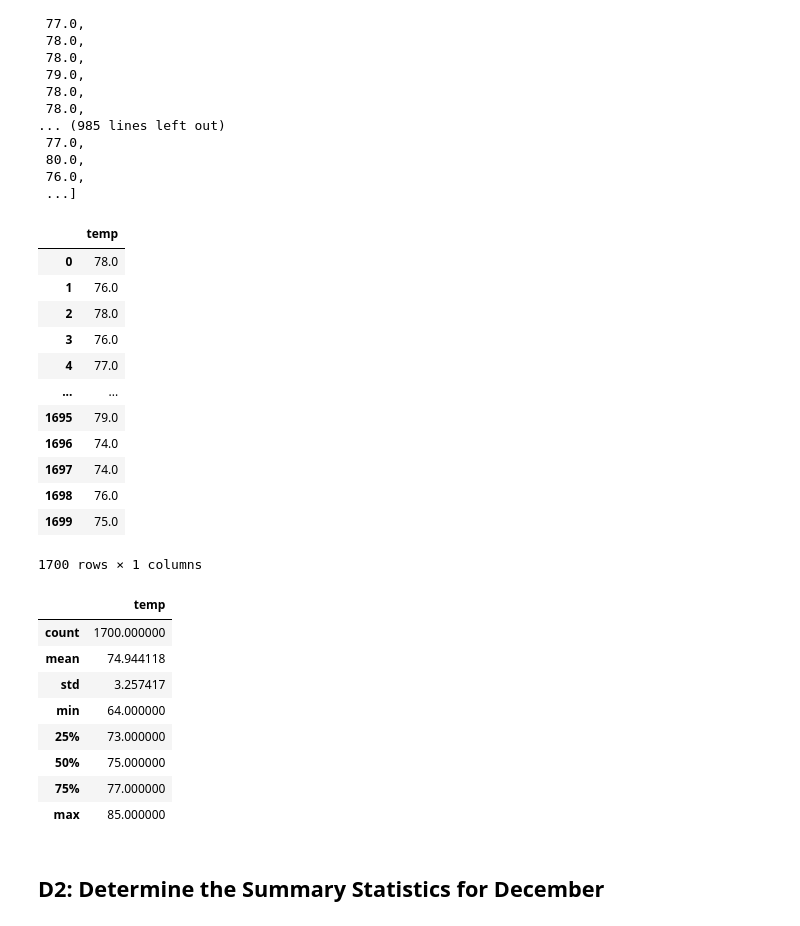
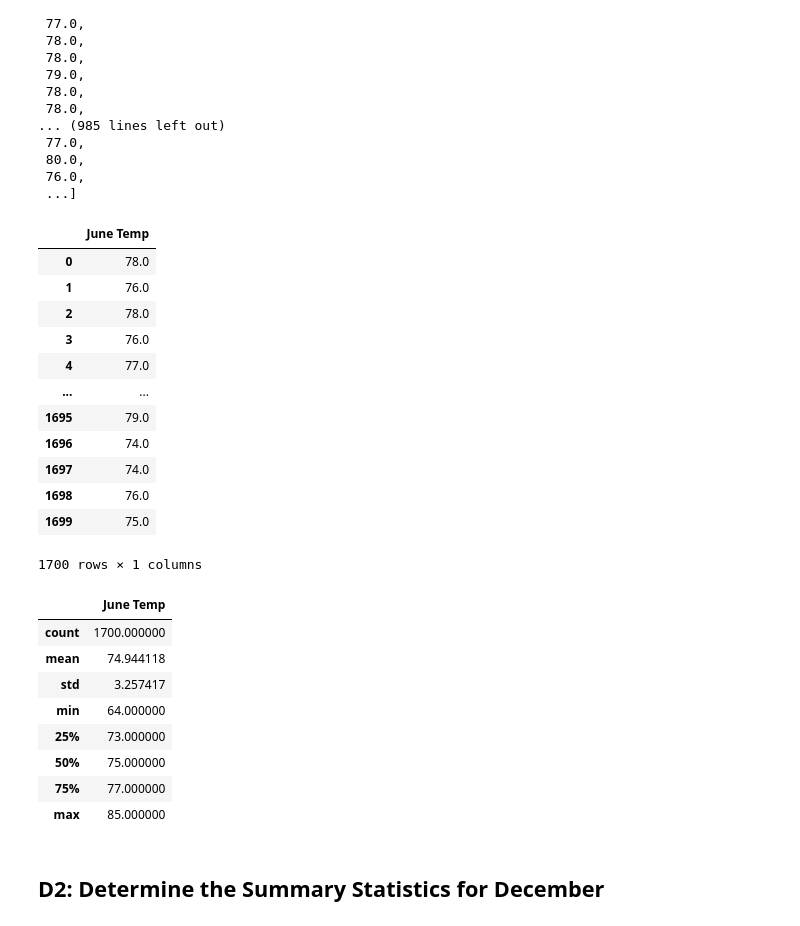
Before and after one commit to Pascalduc/surfs_up, a Jupyter notebook: SurfsUp_Challenge.ipynb, the cells around one changed output. Drawn from its saved outputs; the diff is of its cells as text; code cells hidden in the pictures.

```diff
--- a/SurfsUp_Challenge.ipynb
+++ b/SurfsUp_Challenge.ipynb
@@ -74,10 +74,10 @@ june_temp
 # %%
 # 4. Create a DataFrame from the list of temperatures for the month of June.
 # import pandas
-df_june = pd.DataFrame(june_temp, columns=['temp'])
+df_june = pd.DataFrame(june_temp, columns=['June Temp'])
 df_june
 # %% [output]
-|  | temp |
+|  | June Temp |
 | 0 | 78.0 |
 | 1 | 76.0 |
 | 2 | 78.0 |
@@ -94,7 +94,7 @@ df_june
 # 5. Calculate and print out the summary statistics for the June temperature DataFrame.
 df_june.describe()
 # %% [output]
-|  | temp |
+|  | June Temp |
 | count | 1700.000000 |
 | mean | 74.944118 |
 | std | 3.257417 |
```
Also changed, not shown: parts of 6 cells of this notebook, 2 other files.
